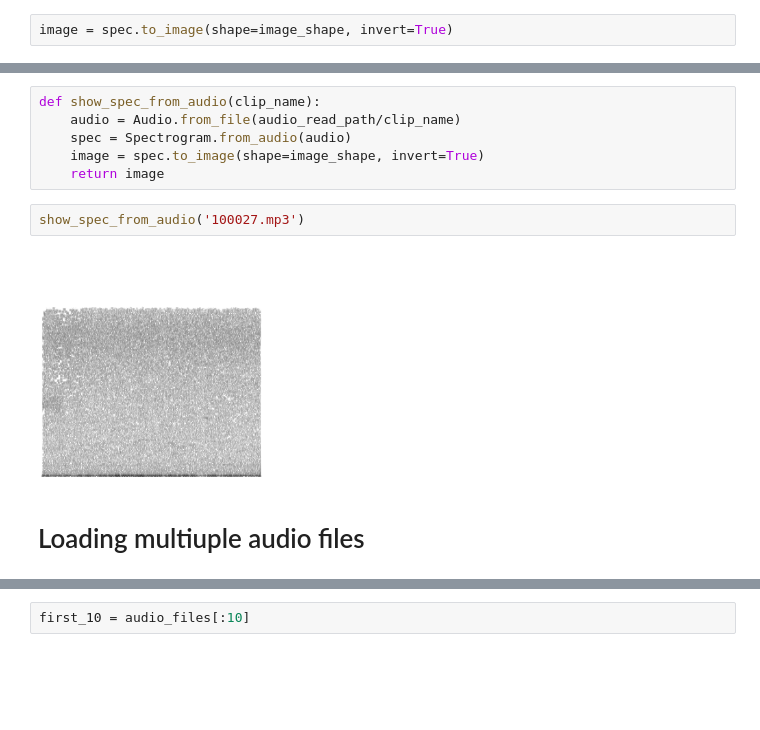
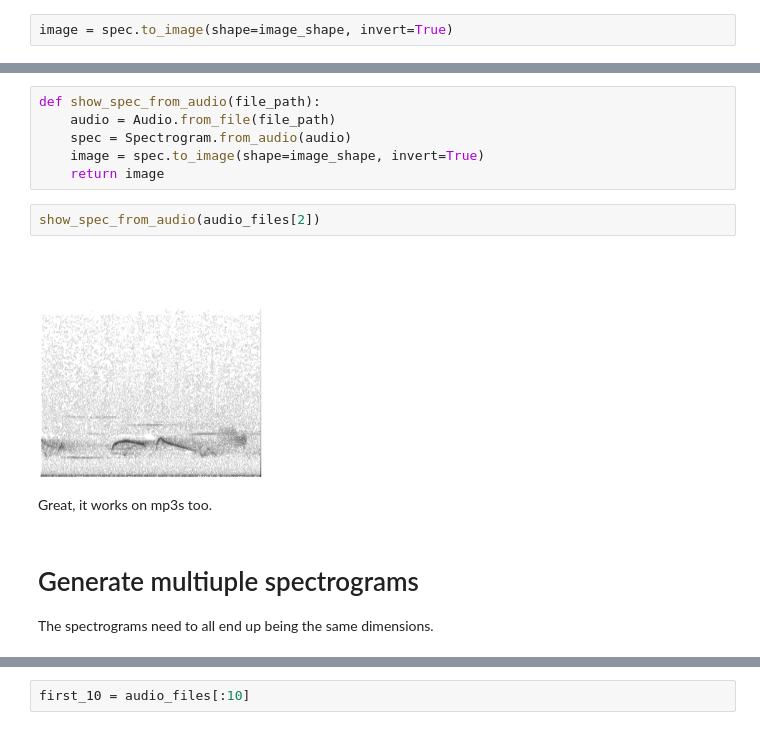
Before and after one commit to Mgallimore88/osfl_cnn_recognizer, a Jupyter notebook: notebooks/exploratory/1.2-mjg-osfl-read-audio-opensoundscape.ipynb, the cells around one changed output, grey strips where cells are left out. Saved outputs shown, nothing was run; the diff lists cells and outputs as text; blank space fills up the shorter version.

```diff
--- a/notebooks/exploratory/1.2-mjg-osfl-read-audio-opensoundscape.ipynb
+++ b/notebooks/exploratory/1.2-mjg-osfl-read-audio-opensoundscape.ipynb
@@ -88,15 +86,18 @@ Turn this into a function then try on an mp3.
 # %%
-def show_spec_from_audio(clip_name):
-    audio = Audio.from_file(audio_read_path/clip_name)
+def show_spec_from_audio(file_path):
+    audio = Audio.from_file(file_path)
     spec = Spectrogram.from_audio(audio)
     image = spec.to_image(shape=image_shape, invert=True)
     return image
-# %%
-show_spec_from_audio('100027.mp3')
-# %% [output]
-[figure, removed]
+# %%
+show_spec_from_audio(audio_files[2])
+# %% [output]
+[figure, added]
+# %% [markdown]
+Great, it works on mp3s too.
 # %% [markdown]
-# Loading multiuple audio files
+# Generate multiuple spectrograms
+The spectrograms need to all end up being the same dimensions.
 # %%
 audio_files = glob('../../data/raw/recordings/*')
 audio_files[0]
```
Also changed, not shown: parts of 12 cells of this notebook, 1 other file.
